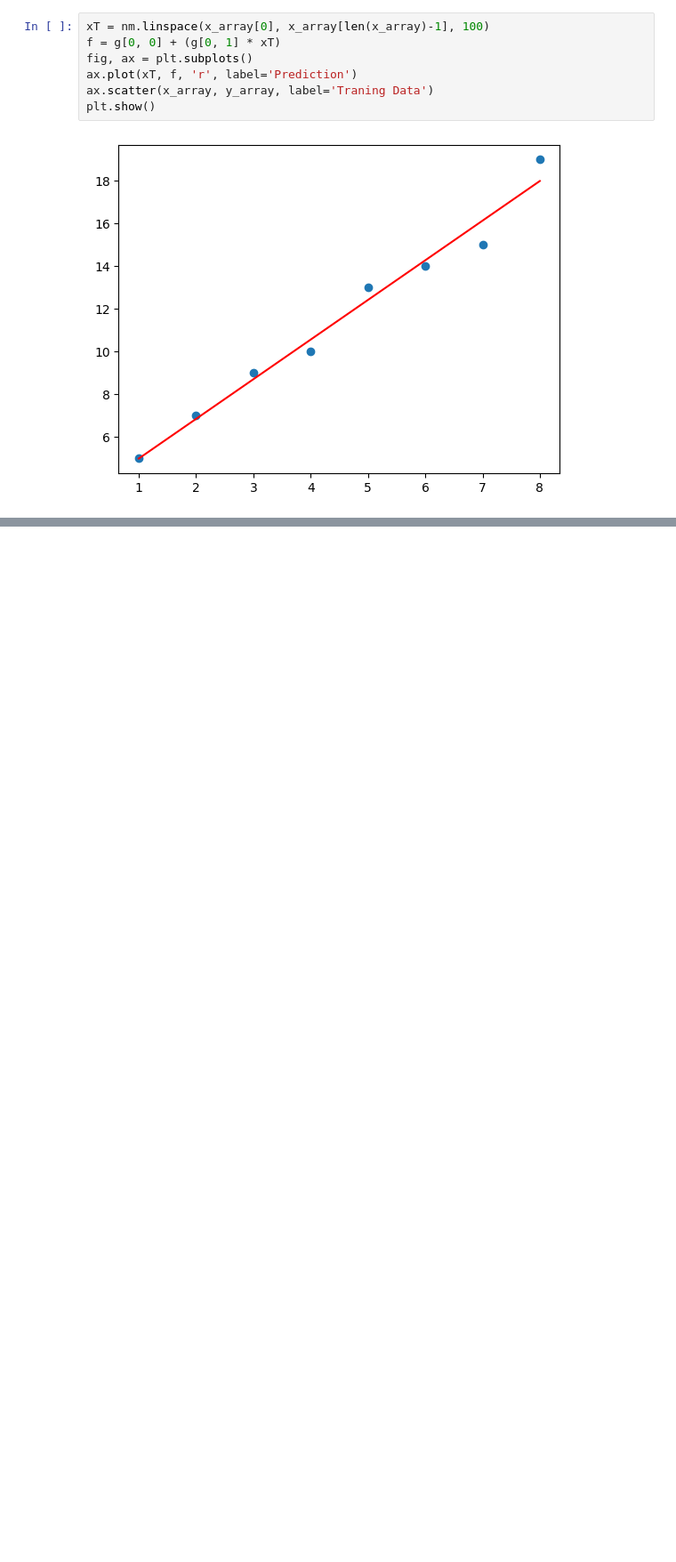
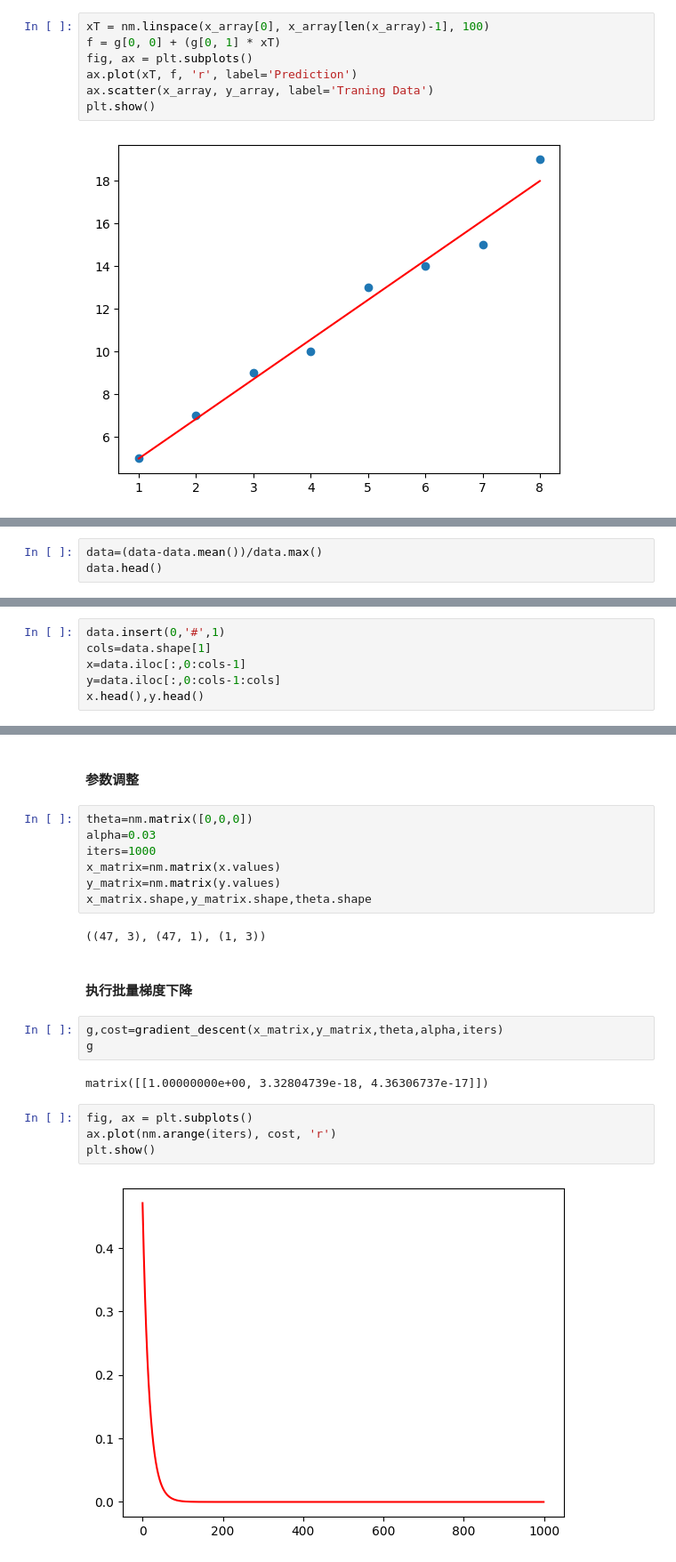
Before and after one commit to cuukenn/py-ml-notes, a Jupyter notebook: ex1线性回归/ext1.ipynb, the cells around one changed output, grey strips where cells are left out. Shown at 89% size. Saved outputs shown, nothing was run; the diff lists cells and outputs as text; blank space fills up the shorter version.

```diff
--- a/ex1线性回归/ext1.ipynb
+++ b/ex1线性回归/ext1.ipynb
@@ -153,0 +182,3 @@ plt.show()
+# %%
+data=(data-data.mean())/data.max()
+data.head()
@@ -153,0 +194,6 @@ plt.show()
+# %%
+data.insert(0,'#',1)
+cols=data.shape[1]
+x=data.iloc[:,0:cols-1]
+y=data.iloc[:,0:cols-1:cols]
+x.head(),y.head()
@@ -153,0 +213,24 @@ plt.show()
+# %% [markdown]
+#### 参数调整
+# %%
+theta=nm.matrix([0,0,0])
+alpha=0.03
+iters=1000
+x_matrix=nm.matrix(x.values)
+y_matrix=nm.matrix(y.values)
+x_matrix.shape,y_matrix.shape,theta.shape
+# %% [output]
+((47, 3), (47, 1), (1, 3))
+# %% [markdown]
+#### 执行批量梯度下降
+# %%
+g,cost=gradient_descent(x_matrix,y_matrix,theta,alpha,iters)
+g
+# %% [output]
+matrix([[1.00000000e+00, 3.32804739e-18, 4.36306737e-17]])
+# %%
+fig, ax = plt.subplots()
+ax.plot(nm.arange(iters), cost, 'r')
+plt.show()
+# %% [output]
+[figure, added]
```
Also changed, not shown: parts of 32 cells of this notebook, 3 other files.
